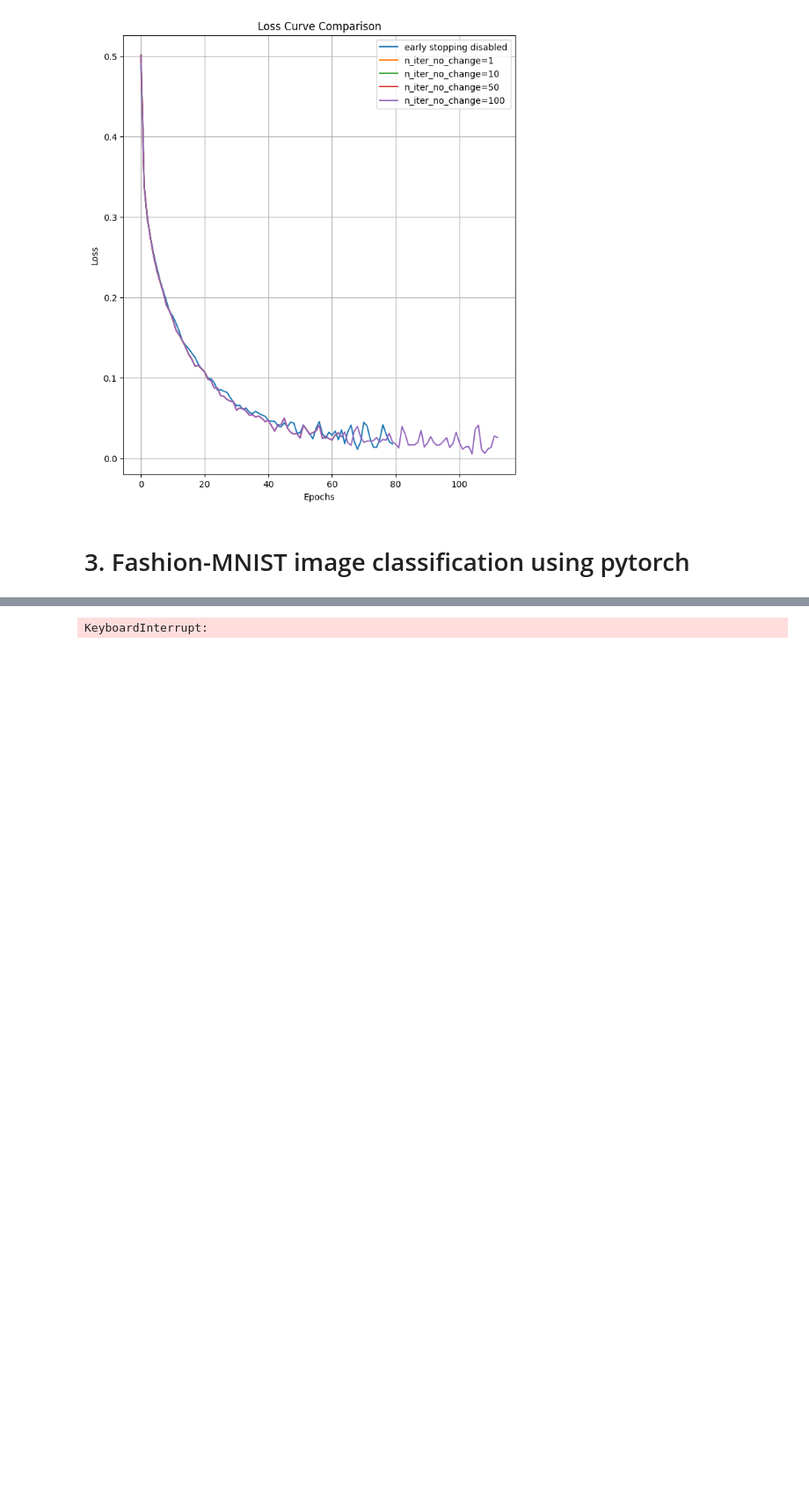
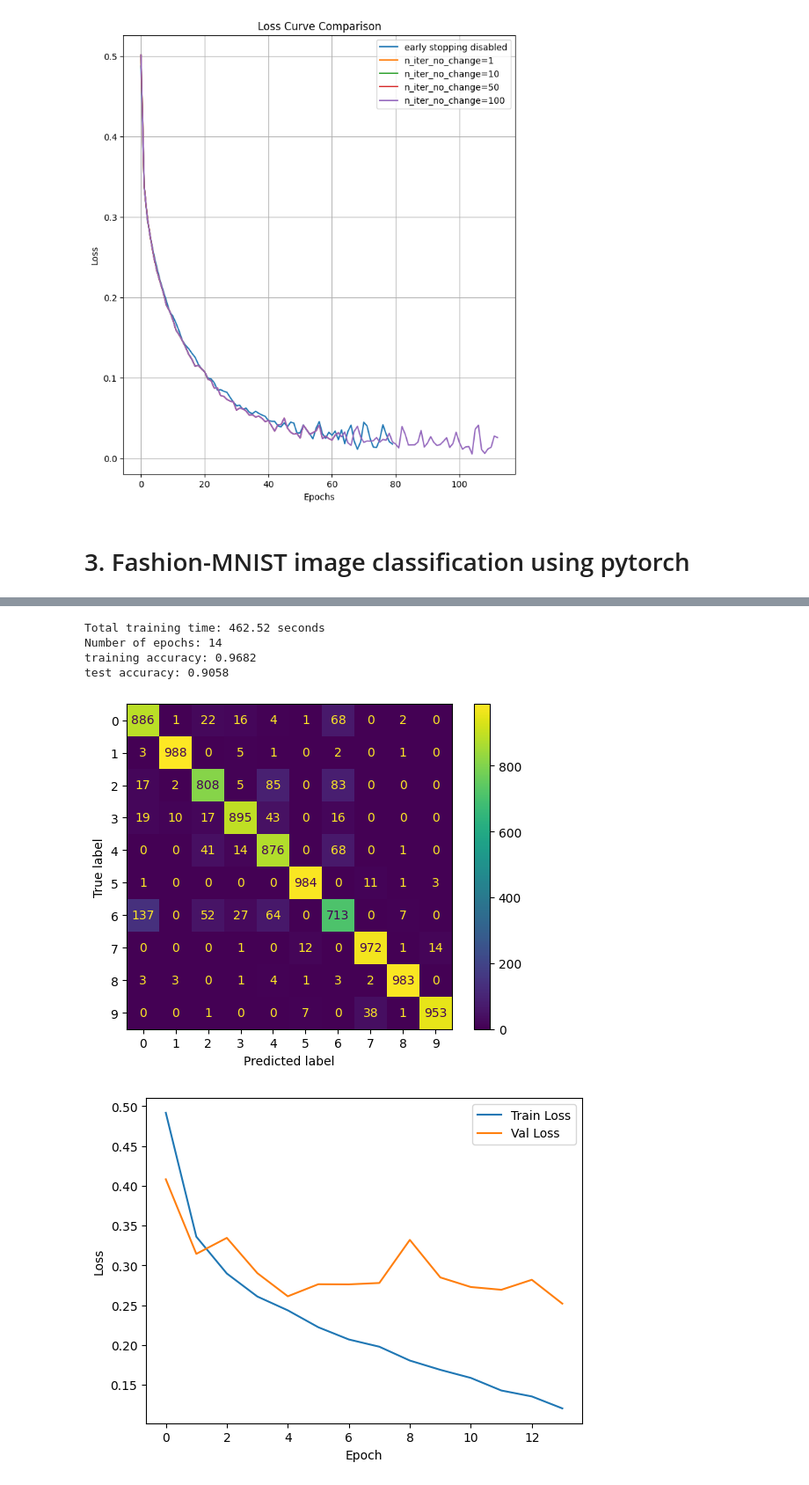
Before and after one commit to yiheng870106/Mathematics-of-Data-Science-Project-3-yiheng, a Jupyter notebook: project3.ipynb, the cells around one changed output, grey strips where cells are left out. Shown at 88% size. Drawn from its saved outputs; the diff is of its cells as text; code cells hidden in the pictures; blank space fills up the shorter version.

```diff
--- a/project3.ipynb
+++ b/project3.ipynb
@@ -1606,40 +1623,49 @@ for t in range(epochs):
           break
 end_time = time.time()
 
+for j in range(patience):
+  train_losses.pop()
+  val_losses.pop()
+
 model.load_state_dict(torch.load("best_model.pt"))
 train_loss, train_acc = evaluate_loop(train_loader, model, loss_fn)
 test_loss, test_acc = evaluate_loop(test_loader, model, loss_fn)
 
 print(f"Total training time: {end_time - start_time:.2f} seconds")
-print(f"Number of epochs: {t+1}")
+print(f"Number of epochs: {t+1-patience}")
 # print(f"training loss: {train_loss:.4f}")
 print(f"training accuracy: {train_acc:.4f}")
 # print(f"test loss: {test_loss:.4f}")
 print(f"test accuracy: {test_acc:.4f}")
 
 #confusion matrix
 model.eval()
 all_preds = []
 all_labels = []
 
 with torch.no_grad():
     for X, y in test_loader:
         X, y = X.to(device), y.to(device)
         pred = model(X).argmax(1)
         all_preds.extend(pred.cpu().numpy())
         all_labels.extend(y.cpu().numpy())
 
 cm = confusion_matrix(all_labels, all_preds)
 disp = ConfusionMatrixDisplay(confusion_matrix=cm)
 disp.plot()
 plt.show()
 
 # Plot loss curve
 plt.plot(train_losses, label='Train Loss')
 plt.plot(val_losses, label='Val Loss')
 plt.xlabel('Epoch')
 plt.ylabel('Loss')
 plt.legend()
 plt.show()
 # %% [output]
-KeyboardInterrupt:
+Total training time: 462.52 seconds
+Number of epochs: 14
+training accuracy: 0.9682
+test accuracy: 0.9058
+[figure, added]
+[figure, added]
```
Also changed, not shown: parts of 7 cells of this notebook.
